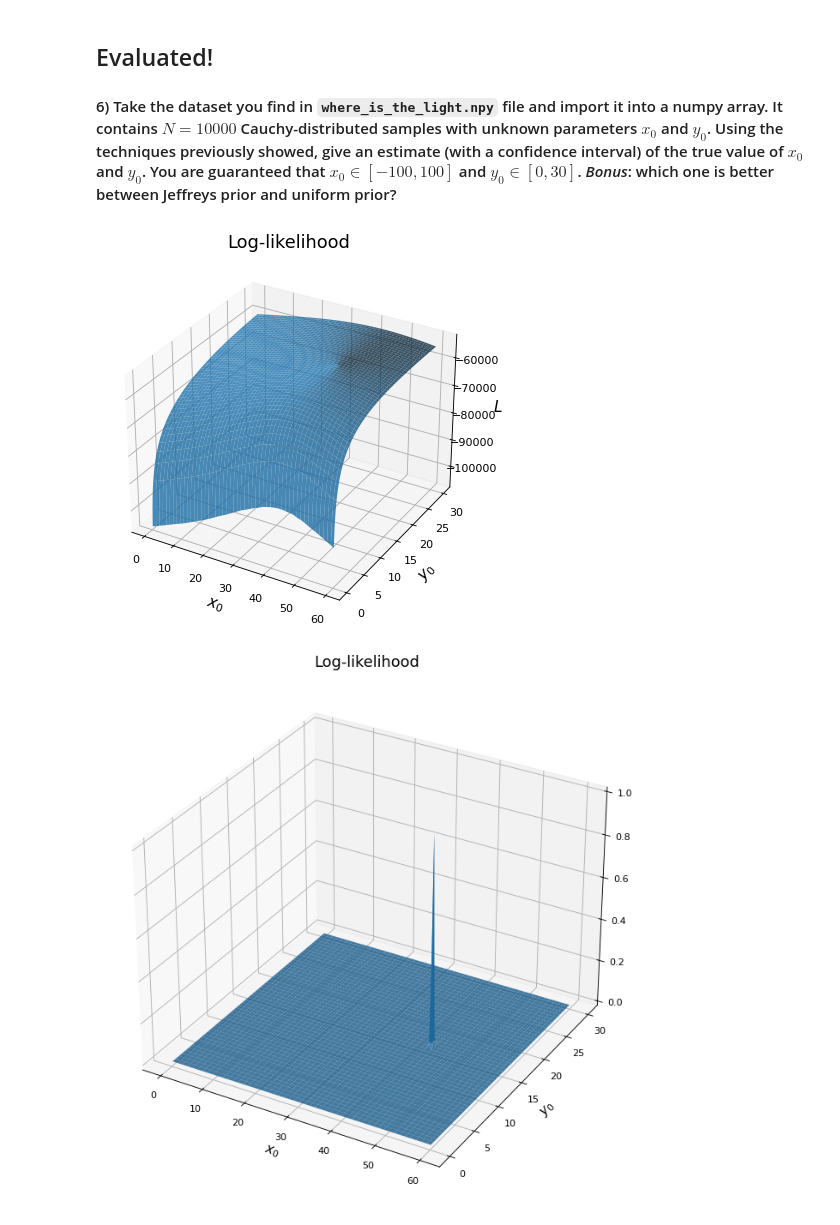
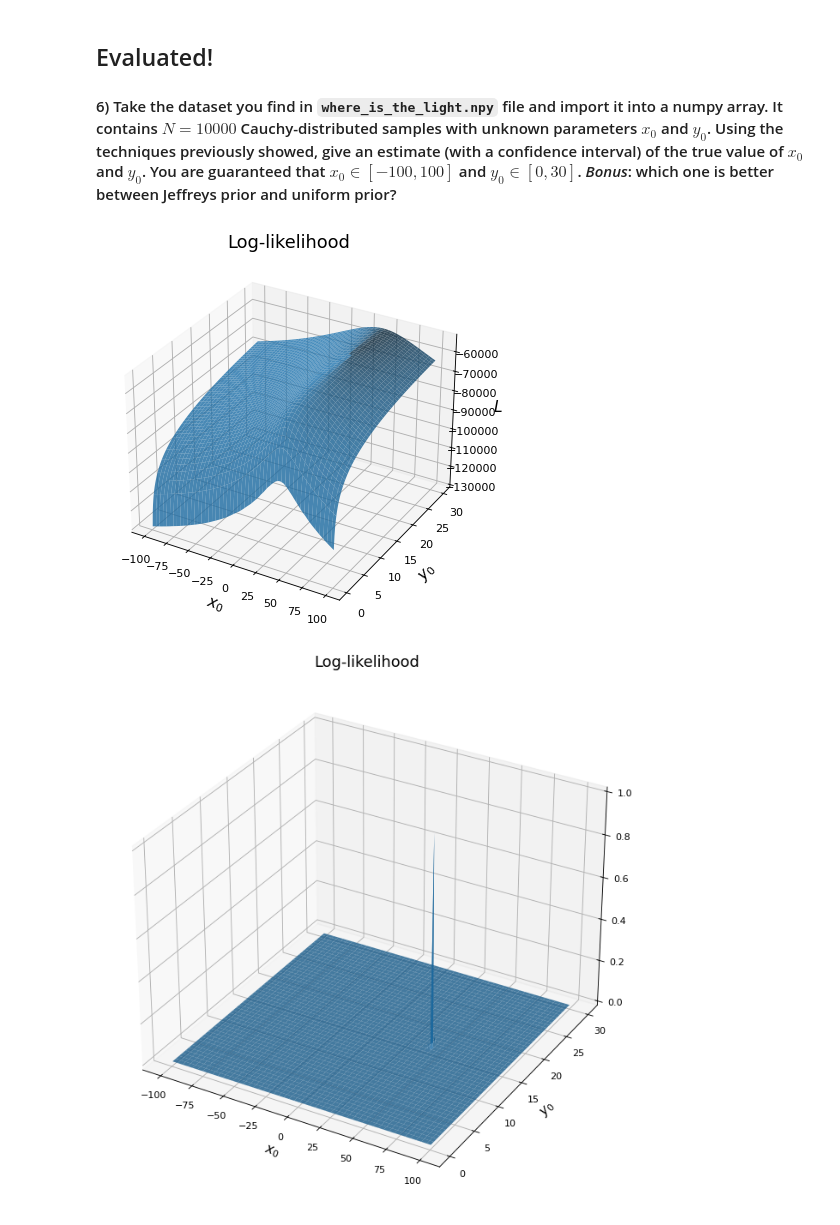
Before and after one commit to MarkoStc/FundamentalLearning, a Jupyter notebook: TP2/lighthouse.ipynb, the cells around one changed output. Cells and saved outputs as stored; diff of their text form; code cells hidden in the pictures.

```diff
--- a/TP2/lighthouse.ipynb
+++ b/TP2/lighthouse.ipynb
@@ -404,27 +404,27 @@ data = np.load("where_is_the_light.npy")
 # %%
 from mpl_toolkits.mplot3d import Axes3D
 
 N=100
 tab_y0=np.linspace(0,30,201)[1:]
-tab_x0=np.linspace(0,60,200)
+tab_x0=np.linspace(-100,100,200)
 #logl=[[loglh(x0,y,x) for y in taby0] for x0 in tabx0]
 
 fig = plt.figure(figsize=(9,6), dpi=80)
 ax = fig.add_subplot(111, projection='3d') #we create the 3d axis
 plt.title('Log-likelihood', fontsize=16)
 X, Y = np.meshgrid(tab_x0,tab_y0)
 zs = np.array(loglh(np.ravel(X), np.ravel(Y),data))
 Z = zs.reshape(X.shape)
 
 ax.plot_surface(X, Y, Z, alpha=0.8)
 
 ax.set_xlabel('$x_0$', fontsize=14)
 ax.set_ylabel('$y_0$', fontsize=14)
 ax.set_zlabel('$L$', fontsize=14)
 
 plt.show()
 # %% [output]
-[figure, old version]
+[figure, new version]
 # %%
 fig = plt.figure(figsize=(12, 10), dpi=80)
 ax = fig.add_subplot(111, projection='3d')
@@ -441,4 +441,4 @@ ax.set_ylabel('$y_0$', fontsize=14)
 
 plt.show()
 # %% [output]
-[figure, old version]
+[figure, new version]
```
Also changed, not shown: parts of 10 cells of this notebook.
